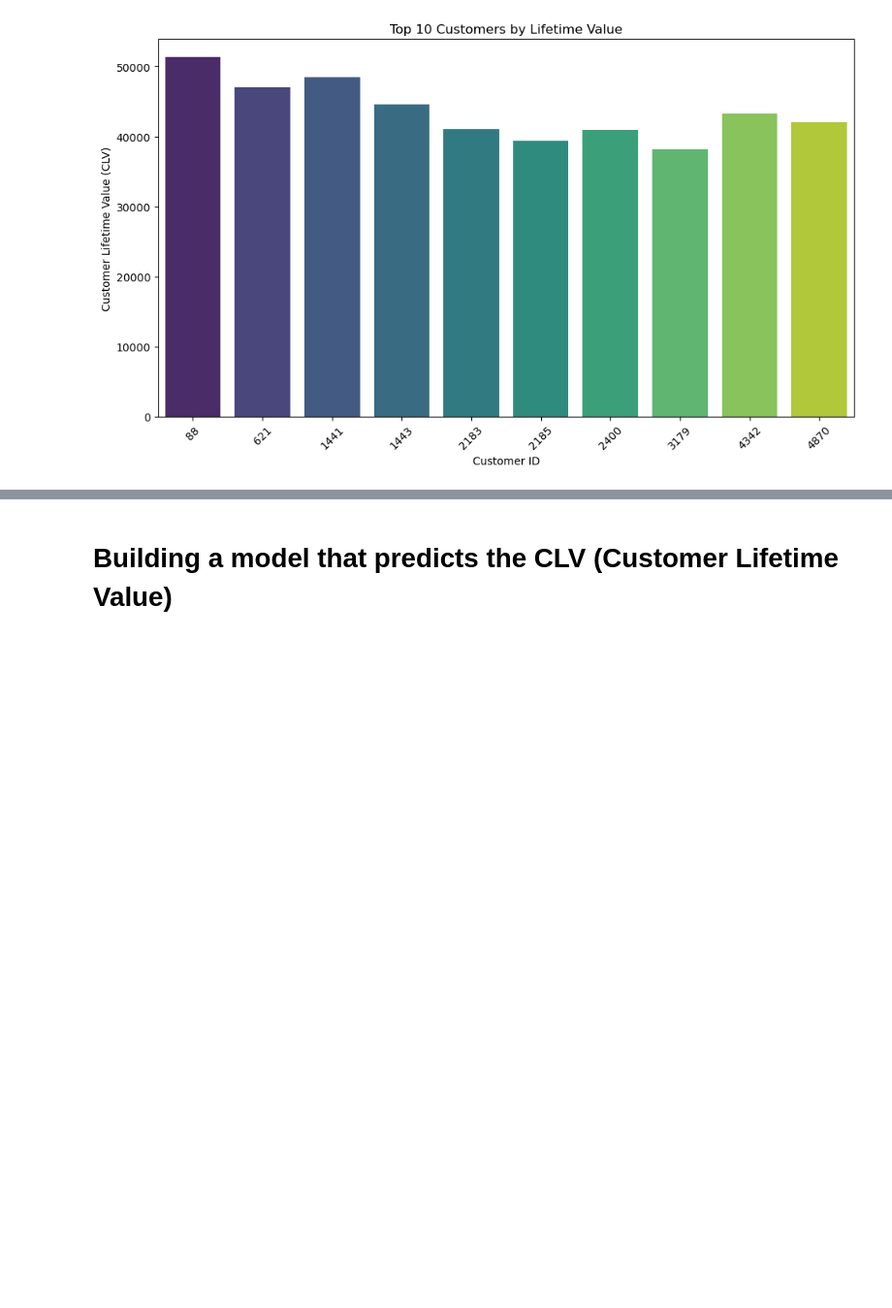
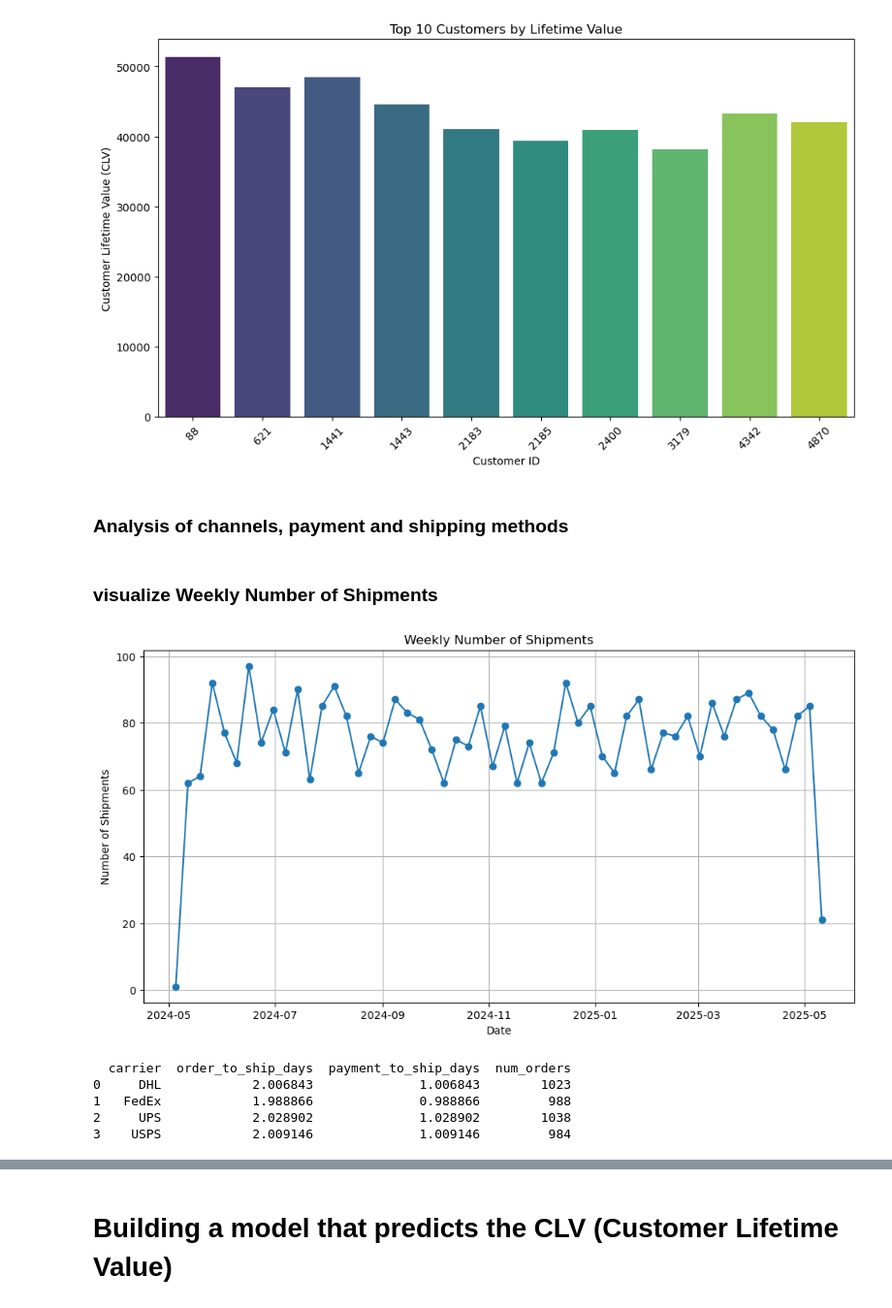
Before and after one commit to karemhany/EyothEcomProject, a Jupyter notebook: Analysis.ipynb, the cells around one changed output, grey strips where cells are left out. Shown at 97% size. Drawn from its saved outputs; the diff is of its cells as text; code cells hidden in the pictures; blank space fills up the shorter version.

```diff
--- a/Analysis.ipynb
+++ b/Analysis.ipynb
@@ -1007,3 +1062,35 @@ plt.tight_layout()
 plt.show()
 # %% [output]
 [figure]
+# %% [markdown]
+### Analysis of channels, payment and shipping methods
+# %%
+df_shipping['shipping_date'] = pd.to_datetime(df_shipping['shipping_date'])
+df_orders['order_date'] = pd.to_datetime(df_orders['order_date'])
+df_payments['payment_date'] = pd.to_datetime(df_payments['payment_date'])
+
+df_full = df_shipping.merge(
+    df_orders[['order_id', 'order_date', 'status']],
+    on='order_id',
+    how='left'
+).merge(
+    df_payments[['order_id', 'payment_method', 'payment_date']],
+    on='order_id',
+    how='left'
+)
+# %% [markdown]
+### visualize Weekly Number of Shipments
+# %%
+df_shipping['shipping_date'] = pd.to_datetime(df_shipping['shipping_date'])
+
+weekly_shipments = df_shipping.set_index('shipping_date').resample('W').size().rename('shipments').reset_index()
+
+plt.figure(figsize=(12,6))
+plt.plot(weekly_shipments['shipping_date'], weekly_shipments['shipments'], marker='o')
+plt.title('Weekly Number of Shipments')
+plt.xlabel('Date')
+plt.ylabel('Number of Shipments')
+plt.grid(True)
+plt.show()
+# %% [output]
+[figure, added]
@@ -1009,0 +1100,14 @@ plt.show()
+# %%
+shipping_performance = df_full.groupby('carrier').agg({
+    'order_to_ship_days': 'mean',
+    'payment_to_ship_days': 'mean',
+    'order_id': 'count'
+}).rename(columns={'order_id': 'num_orders'}).reset_index()
+
+print(shipping_performance)
+# %% [output]
+  carrier  order_to_ship_days  payment_to_ship_days  num_orders
+0     DHL            2.006843              1.006843        1023
+1   FedEx            1.988866              0.988866         988
+2     UPS            2.028902              1.028902        1038
+3    USPS            2.009146              1.009146         984
```
Also changed, not shown: parts of 58 cells of this notebook.
